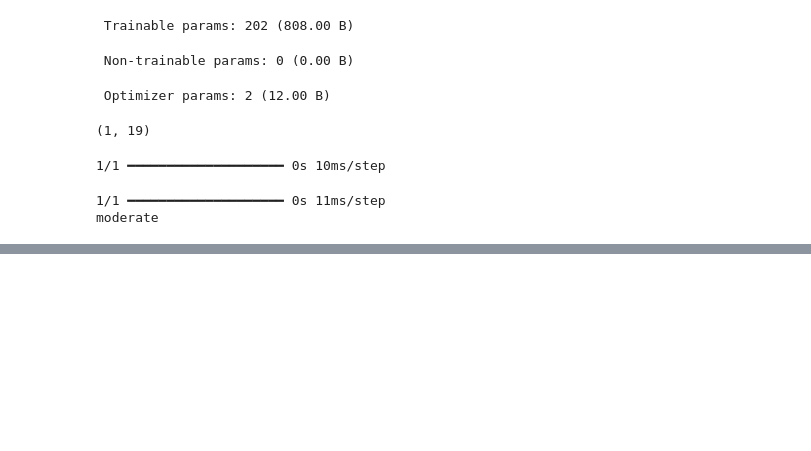
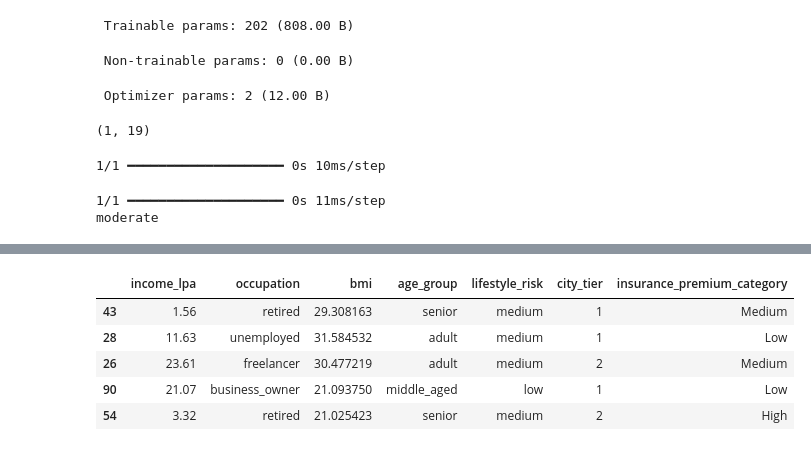
Before and after one commit to chandan11248/FAST_API_learning, a Jupyter notebook: project/model.ipynb, the cells around one changed output, grey strips where cells are left out. Drawn from its saved outputs; the diff is of its cells as text; code cells hidden in the pictures; blank space fills up the shorter version.

```diff
--- a/project/model.ipynb
+++ b/project/model.ipynb
@@ -173,0 +225,33 @@ df=pd.read_csv("")
+# %%
+
+df_feat["lifestyle_risk"] = df_feat.apply(lifestyle_risk, axis=1)
+# %%
+tier_1_cities = ["Mumbai", "Delhi", "Bangalore", "Chennai", "Kolkata", "Hyderabad", "Pune"]
+tier_2_cities = [
+    "Jaipur", "Chandigarh", "Indore", "Lucknow", "Patna", "Ranchi", "Visakhapatnam", "Coimbatore",
+    "Bhopal", "Nagpur", "Vadodara", "Surat", "Rajkot", "Jodhpur", "Raipur", "Amritsar", "Varanasi",
+    "Agra", "Dehradun", "Mysore", "Jabalpur", "Guwahati", "Thiruvananthapuram", "Ludhiana", "Nashik",
+    "Allahabad", "Udaipur", "Aurangabad", "Hubli", "Belgaum", "Salem", "Vijayawada", "Tiruchirappalli",
+    "Bhavnagar", "Gwalior", "Dhanbad", "Bareilly", "Aligarh", "Gaya", "Kozhikode", "Warangal",
+    "Kolhapur", "Bilaspur", "Jalandhar", "Noida", "Guntur", "Asansol", "Siliguri"
+]
+# %%
+# Feature 4: City Tier
+def city_tier(city):
+    if city in tier_1_cities:
+        return 1
+    elif city in tier_2_cities:
+        return 2
+    else:
+        return 3
+# %%
+df_feat["city_tier"] = df_feat["city"].apply(city_tier)
+# %%
+df_feat.drop(columns=['age', 'weight', 'height', 'smoker', 'city'])[['income_lpa', 'occupation', 'bmi', 'age_group', 'lifestyle_risk', 'city_tier', 'insurance_premium_category']].sample(5)
+# %% [output]
+|  | income_lpa | occupation | bmi | age_group | lifestyle_risk | city_tier | insurance_premium_category |
+| 43 | 1.56 | retired | 29.308163 | senior | medium | 1 | Medium |
+| 28 | 11.63 | unemployed | 31.584532 | adult | medium | 1 | Low |
+| 26 | 23.61 | freelancer | 30.477219 | adult | medium | 2 | Medium |
+| 90 | 21.07 | business_owner | 21.093750 | middle_aged | low | 1 | Low |
+| 54 | 3.32 | retired | 21.025423 | senior | medium | 2 | High |
```
Also changed, not shown: parts of 17 cells of this notebook, 3 other files.
